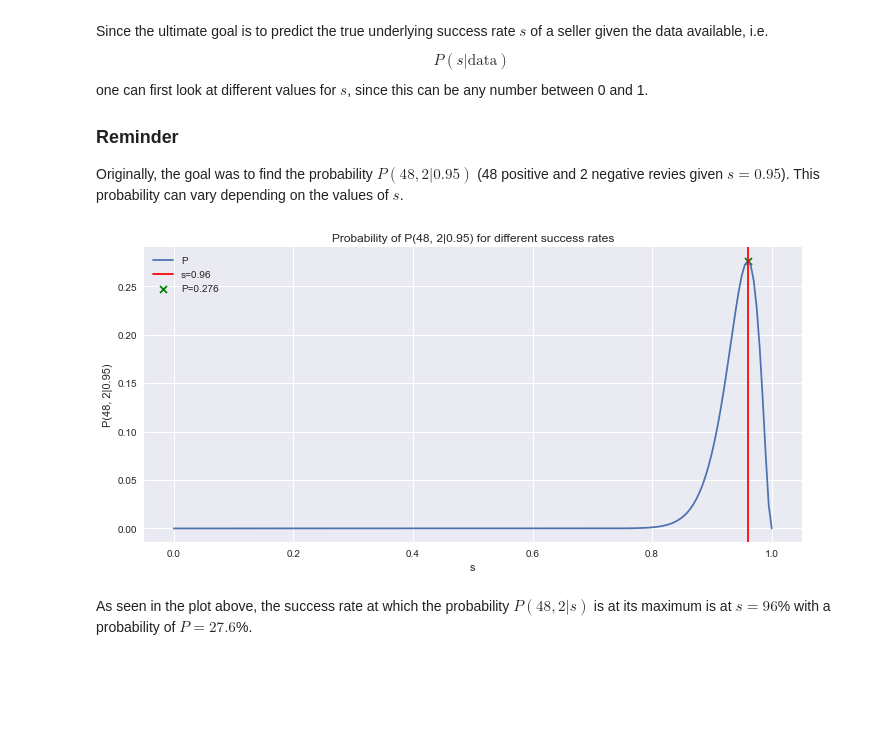
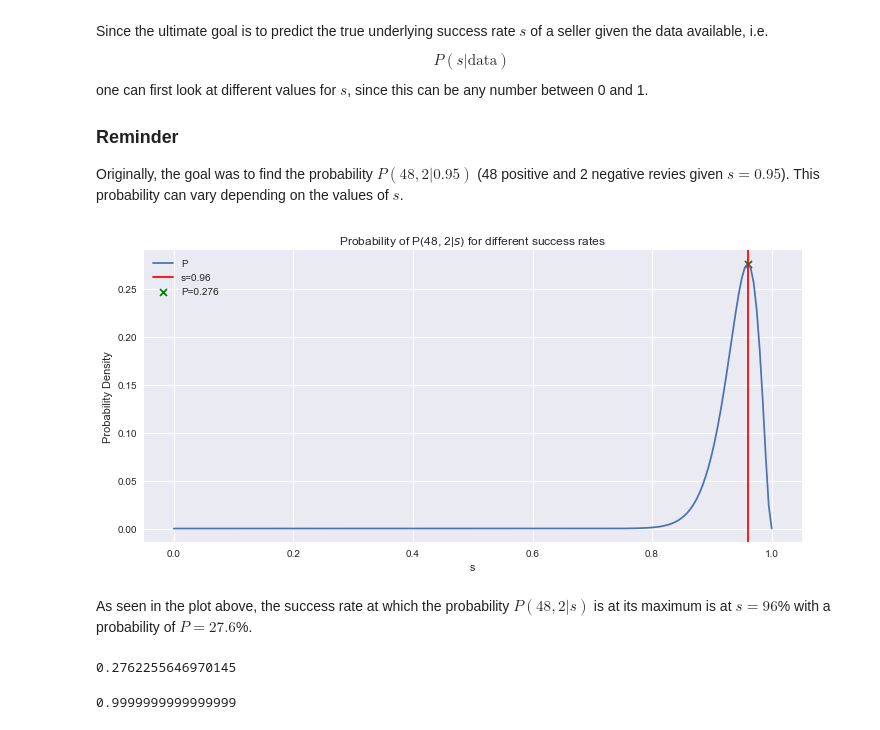
Before and after one commit to juliandwain/agora, a Jupyter notebook: stats/probability_of_probabilities.ipynb, the cells around one changed output. Saved outputs shown, nothing was run; the diff lists cells and outputs as text; code cells hidden in the pictures; blank space fills up the shorter version.

```diff
--- a/stats/probability_of_probabilities.ipynb
+++ b/stats/probability_of_probabilities.ipynb
@@ -129,24 +129,33 @@ This probability can vary depending on the values of $s$.
 # %%
 # define different values for s
 s = np.linspace(0, 1, 200)
-# calculate the probability of
-p_s = binom_func.pmf(pos, num_reviews, s)
+# calculate the probability of the success rate given the data
+pmf_s = binom_func.pmf(pos, num_reviews, s)
+cdf_s = binom_func.cdf(pos, num_reviews, s)
 # get the index of the maximum value, and the corresponding maximum values
-idx = np.argmax(p_s)
+idx = np.argmax(pmf_s)
 max_s = s[idx]
-max_p = p_s[idx]
+max_pmf = p_s[idx]
 # %%
 nrows, ncols = 1, 1
 fig2 = plt.figure(figsize=(10, 5))
 gs = gridspec.GridSpec(nrows, ncols, figure=fig2)
 ax2 = fig2.add_subplot(gs[0, 0])
 ax2.plot(s, p_s, label="P")
 ax2.axvline(max_s, color="r", label=f"s={max_s:.3}")
-ax2.scatter(max_s, max_p, marker="x", color="g", label=f"P={max_p:.3f}")
-ax2.set(xlabel="s", ylabel=f"P({pos}, {neg}|{assumed_success_rate})", title=f"Probability of P({pos}, {neg}|{assumed_success_rate}) for different success rates")
+ax2.scatter(max_s, max_pmf, marker="x", color="g", label=f"P={max_pmf:.3f}")
+ax2.set(xlabel="s", ylabel=f"Probability Density", title=f"Probability of P({pos}, {neg}|$s$) for different success rates")
 ax2.legend()
 fig2.tight_layout()
 # %% [output]
-[figure, old version]
+[figure, new version]
 # %% [markdown]
 As seen in the plot above, the success rate at which the probability $P(48, 2|s)$ is at its maximum is at $s=96$% with a probability of $P=27.6$%.
+# %%
+max_pmf
+# %% [output]
+0.2762255646970145
+# %%
+binom_func.cdf(pos, num_reviews, max_pmf)
+# %% [output]
+0.9999999999999999
```
Also changed, not shown: parts of 1 cell of this notebook.
